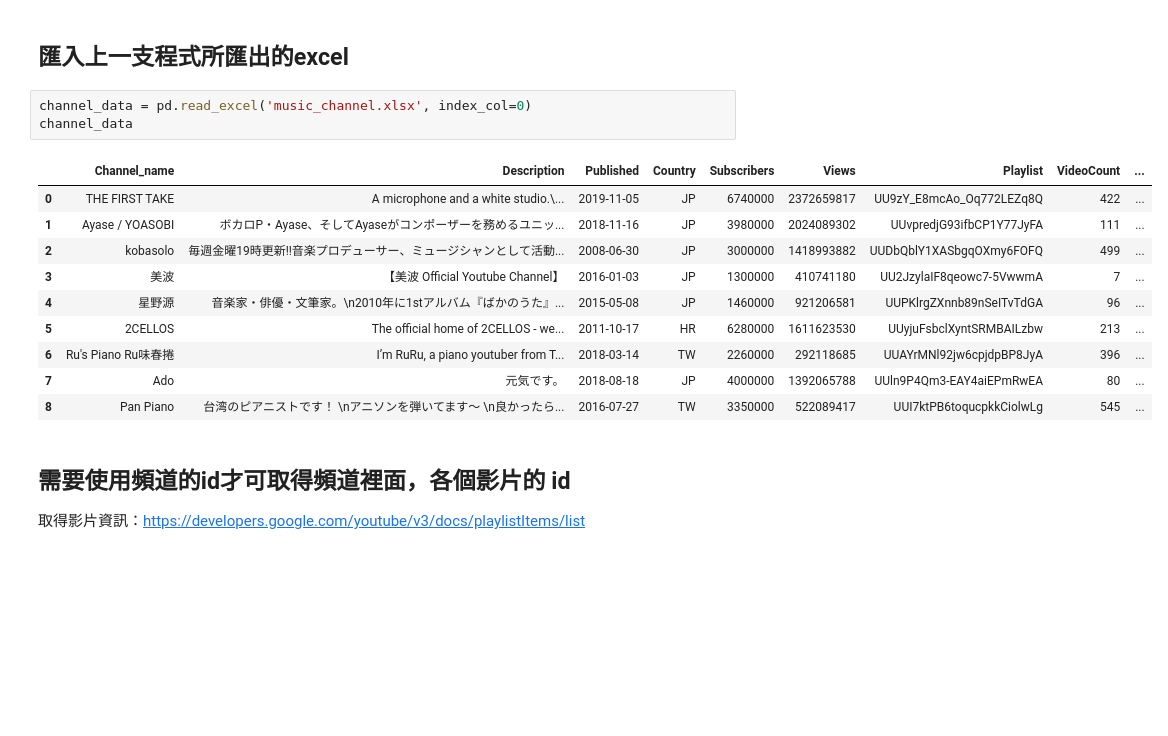
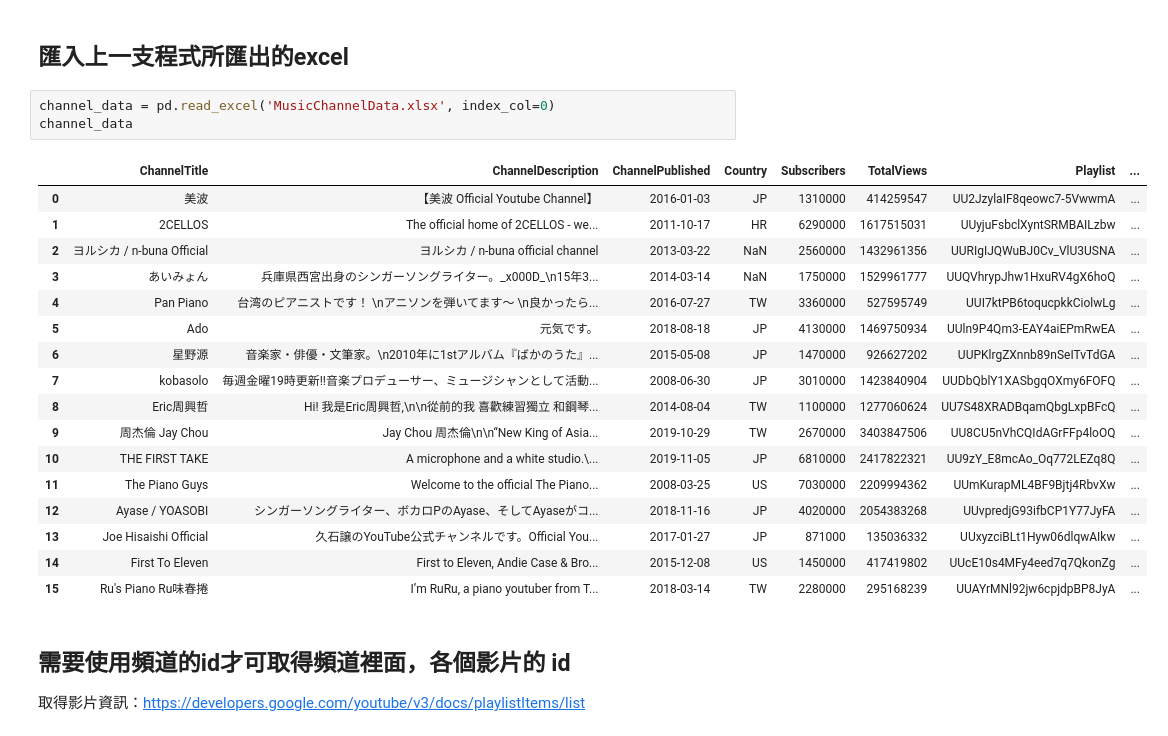
Before and after one commit to Takuyatsai/YouTube-Music-Channel-Analysis, a Jupyter notebook: Music-Channel-Video-Analysis.ipynb, the cells around one changed output. Drawn from its saved outputs; the diff is of its cells as text; blank space fills up the shorter version.

```diff
--- a/Music-Channel-Video-Analysis.ipynb
+++ b/Music-Channel-Video-Analysis.ipynb
@@ -15,19 +15,26 @@ youtube = build('youtube', 'v3', developerKey = api_key)
 # %% [markdown]
 ## 匯入上一支程式所匯出的excel
 # %%
-channel_data = pd.read_excel('music_channel.xlsx', index_col=0)
+channel_data = pd.read_excel('MusicChannelData.xlsx', index_col=0)
 channel_data
 # %% [output]
-|  | Channel_name | Description | Published | Country | Subscribers | Views | Playlist | VideoCount | ... |
-| 0 | THE FIRST TAKE | A microphone and a white studio.\... | 2019-11-05 | JP | 6740000 | 2372659817 | UU9zY_E8mcAo_Oq772LEZq8Q | 422 | ... |
-| 1 | Ayase / YOASOBI | ボカロP・Ayase、そしてAyaseがコンポーザーを務めるユニッ... | 2018-11-16 | JP | 3980000 | 2024089302 | UUvpredjG93ifbCP1Y77JyFA | 111 | ... |
-| 2 | kobasolo | 毎週金曜19時更新!!音楽プロデューサー、ミュージシャンとして活動... | 2008-06-30 | JP | 3000000 | 1418993882 | UUDbQblY1XASbgqOXmy6FOFQ | 499 | ... |
-| 3 | 美波 | 【美波 Official Youtube Channel】 | 2016-01-03 | JP | 1300000 | 410741180 | UU2JzylaIF8qeowc7-5VwwmA | 7 | ... |
-| 4 | 星野源 | 音楽家・俳優・文筆家。\n2010年に1stアルバム『ばかのうた』... | 2015-05-08 | JP | 1460000 | 921206581 | UUPKlrgZXnnb89nSeITvTdGA | 96 | ... |
-| 5 | 2CELLOS | The official home of 2CELLOS - we... | 2011-10-17 | HR | 6280000 | 1611623530 | UUyjuFsbclXyntSRMBAILzbw | 213 | ... |
-| 6 | Ru's Piano Ru味春捲 | I’m RuRu, a piano youtuber from T... | 2018-03-14 | TW | 2260000 | 292118685 | UUAYrMNl92jw6cpjdpBP8JyA | 396 | ... |
-| 7 | Ado | 元気です。 | 2018-08-18 | JP | 4000000 | 1392065788 | UUln9P4Qm3-EAY4aiEPmRwEA | 80 | ... |
-| 8 | Pan Piano | 台湾のピアニストです！ \nアニソンを弾いてます～ \n良かったら... | 2016-07-27 | TW | 3350000 | 522089417 | UUI7ktPB6toqucpkkCiolwLg | 545 | ... |
+|  | ChannelTitle | ChannelDescription | ChannelPublished | Country | Subscribers | TotalViews | Playlist | ... |
+| 0 | 美波 | 【美波 Official Youtube Channel】 | 2016-01-03 | JP | 1310000 | 414259547 | UU2JzylaIF8qeowc7-5VwwmA | ... |
+| 1 | 2CELLOS | The official home of 2CELLOS - we... | 2011-10-17 | HR | 6290000 | 1617515031 | UUyjuFsbclXyntSRMBAILzbw | ... |
+| 2 | ヨルシカ / n-buna Official | ヨルシカ / n-buna official channel | 2013-03-22 | NaN | 2560000 | 1432961356 | UURIgIJQWuBJ0Cv_VlU3USNA | ... |
+| 3 | あいみょん | 兵庫県西宮出身のシンガーソングライター。_x000D_\n15年3... | 2014-03-14 | NaN | 1750000 | 1529961777 | UUQVhrypJhw1HxuRV4gX6hoQ | ... |
+| 4 | Pan Piano | 台湾のピアニストです！ \nアニソンを弾いてます～ \n良かったら... | 2016-07-27 | TW | 3360000 | 527595749 | UUI7ktPB6toqucpkkCiolwLg | ... |
+| 5 | Ado | 元気です。 | 2018-08-18 | JP | 4130000 | 1469750934 | UUln9P4Qm3-EAY4aiEPmRwEA | ... |
+| 6 | 星野源 | 音楽家・俳優・文筆家。\n2010年に1stアルバム『ばかのうた』... | 2015-05-08 | JP | 1470000 | 926627202 | UUPKlrgZXnnb89nSeITvTdGA | ... |
+| 7 | kobasolo | 毎週金曜19時更新!!音楽プロデューサー、ミュージシャンとして活動... | 2008-06-30 | JP | 3010000 | 1423840904 | UUDbQblY1XASbgqOXmy6FOFQ | ... |
+| 8 | Eric周興哲 | Hi! 我是Eric周興哲,\n\n從前的我 喜歡練習獨立 和鋼琴... | 2014-08-04 | TW | 1100000 | 1277060624 | UU7S48XRADBqamQbgLxpBFcQ | ... |
+| 9 | 周杰倫 Jay Chou | Jay Chou 周杰倫\n\n“New King of Asia... | 2019-10-29 | TW | 2670000 | 3403847506 | UU8CU5nVhCQIdAGrFFp4loOQ | ... |
+| 10 | THE FIRST TAKE | A microphone and a white studio.\... | 2019-11-05 | JP | 6810000 | 2417822321 | UU9zY_E8mcAo_Oq772LEZq8Q | ... |
+| 11 | The Piano Guys | Welcome to the official The Piano... | 2008-03-25 | US | 7030000 | 2209994362 | UUmKurapML4BF9Bjtj4RbvXw | ... |
+| 12 | Ayase / YOASOBI | シンガーソングライター、ボカロPのAyase、そしてAyaseがコ... | 2018-11-16 | JP | 4020000 | 2054383268 | UUvpredjG93ifbCP1Y77JyFA | ... |
+| 13 | Joe Hisaishi Official | 久石譲のYouTube公式チャンネルです。Official You... | 2017-01-27 | JP | 871000 | 135036332 | UUxyzciBLt1Hyw06dlqwAIkw | ... |
+| 14 | First To Eleven | First to Eleven, Andie Case & Bro... | 2015-12-08 | US | 1450000 | 417419802 | UUcE10s4MFy4eed7q7QkonZg | ... |
+| 15 | Ru's Piano Ru味春捲 | I’m RuRu, a piano youtuber from T... | 2018-03-14 | TW | 2280000 | 295168239 | UUAYrMNl92jw6cpjdpBP8JyA | ... |
 # %% [markdown]
 ## 需要使用頻道的id才可取得頻道裡面，各個影片的 id
 取得影片資訊：https://developers.google.com/youtube/v3/docs/playlistItems/list
```
Also changed, not shown: parts of 3 cells of this notebook, 4 other files.
